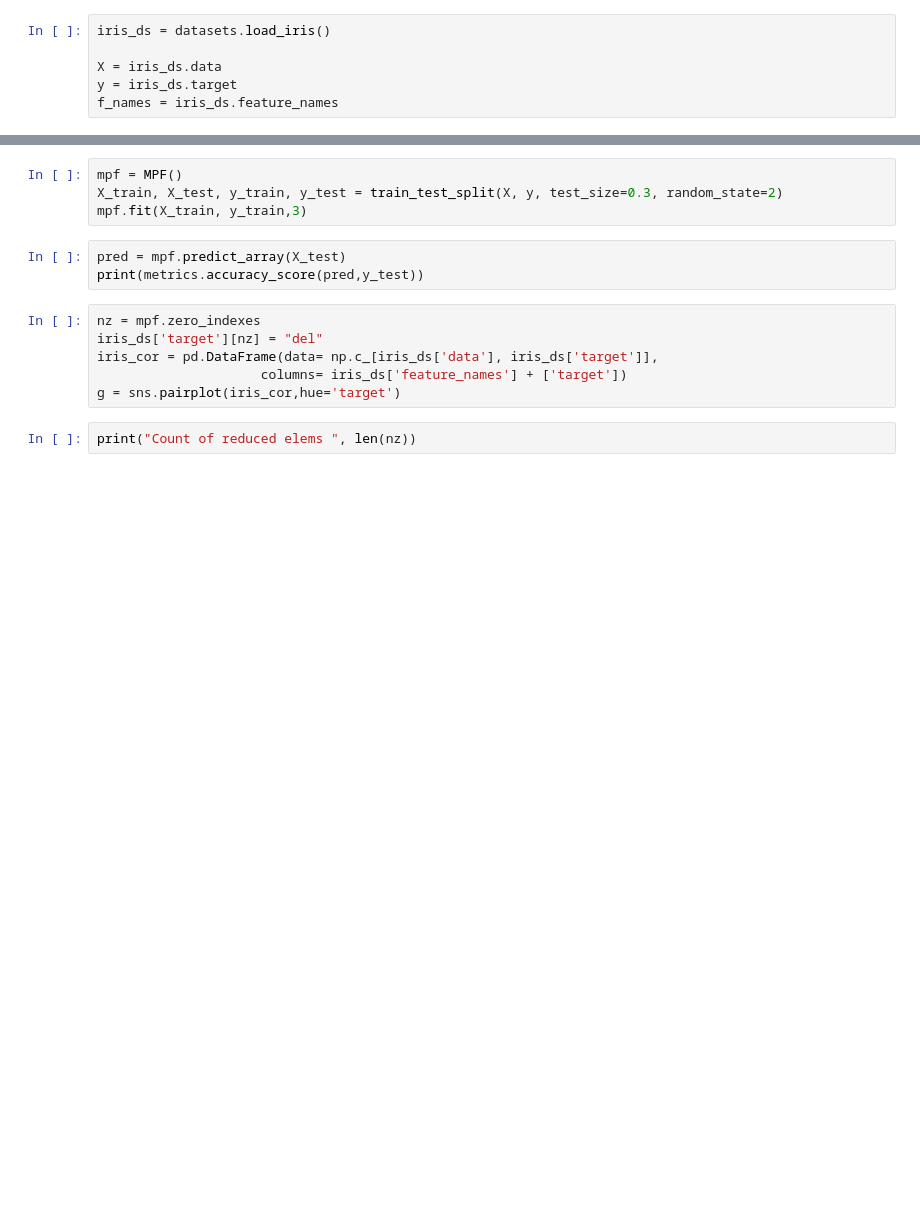
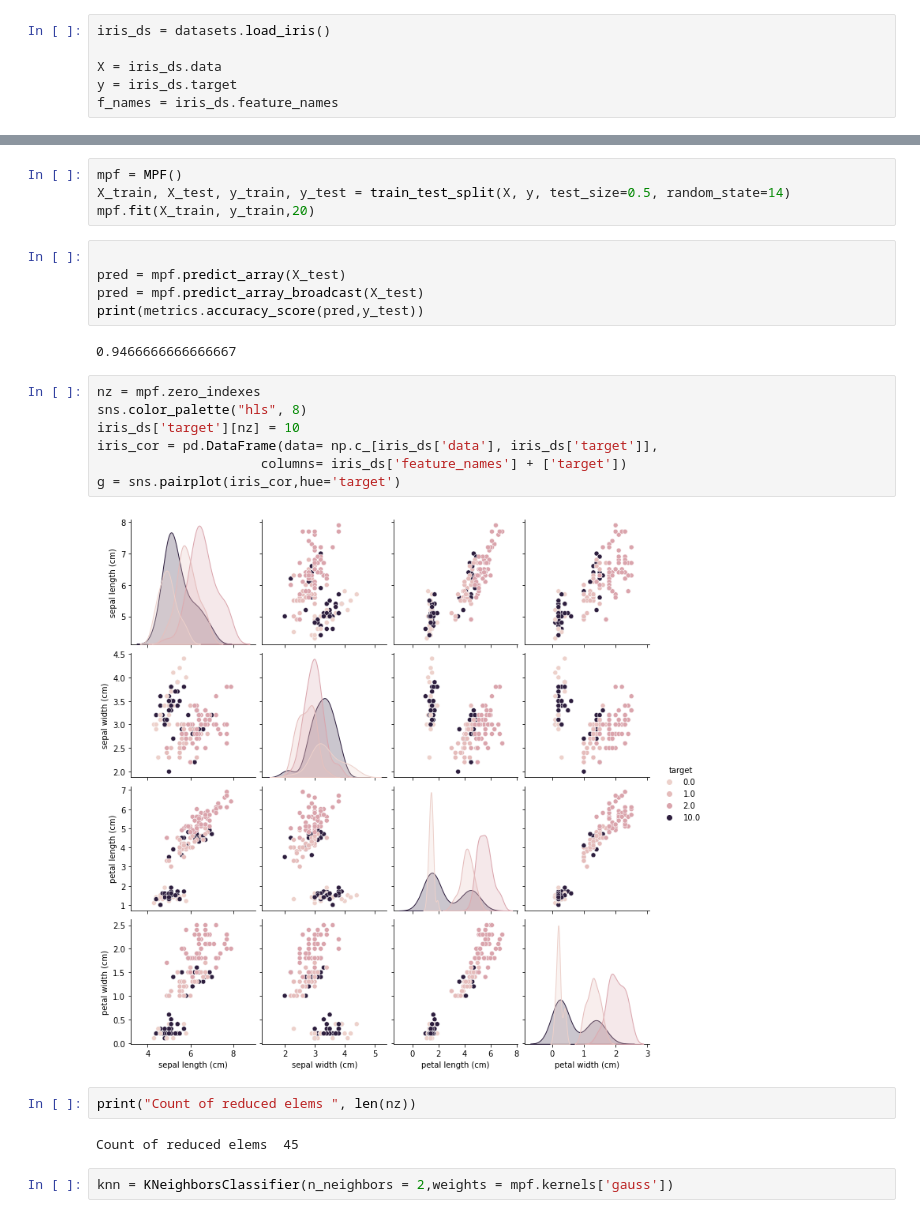
Before and after one commit to naviak/MLTasks, a Jupyter notebook: Task1/nb.ipynb, the cells around one changed output, grey strips where cells are left out. Cells and saved outputs as stored; diff of their text form; blank space fills up the shorter version.

```diff
--- a/Task1/nb.ipynb
+++ b/Task1/nb.ipynb
@@ -19,15 +28,26 @@ g = sns.pairplot(iris,hue='target')
 # %%
 mpf = MPF()
-X_train, X_test, y_train, y_test = train_test_split(X, y, test_size=0.3, random_state=2)
-mpf.fit(X_train, y_train,3)
+X_train, X_test, y_train, y_test = train_test_split(X, y, test_size=0.5, random_state=14)
+mpf.fit(X_train, y_train,20)
 # %%
+
 pred = mpf.predict_array(X_test)
+pred = mpf.predict_array_broadcast(X_test)
 print(metrics.accuracy_score(pred,y_test))
+# %% [output]
+0.9466666666666667
 # %%
 nz = mpf.zero_indexes
-iris_ds['target'][nz] = "del"
+sns.color_palette("hls", 8)
+iris_ds['target'][nz] = 10
 iris_cor = pd.DataFrame(data= np.c_[iris_ds['data'], iris_ds['target']],
                      columns= iris_ds['feature_names'] + ['target'])
 g = sns.pairplot(iris_cor,hue='target')
+# %% [output]
+[figure, added]
 # %%
 print("Count of reduced elems ", len(nz))
+# %% [output]
+Count of reduced elems  45
+# %%
+knn = KNeighborsClassifier(n_neighbors = 2,weights = mpf.kernels['gauss'])
```
Also changed, not shown: parts of 6 cells of this notebook, 1 other file.
